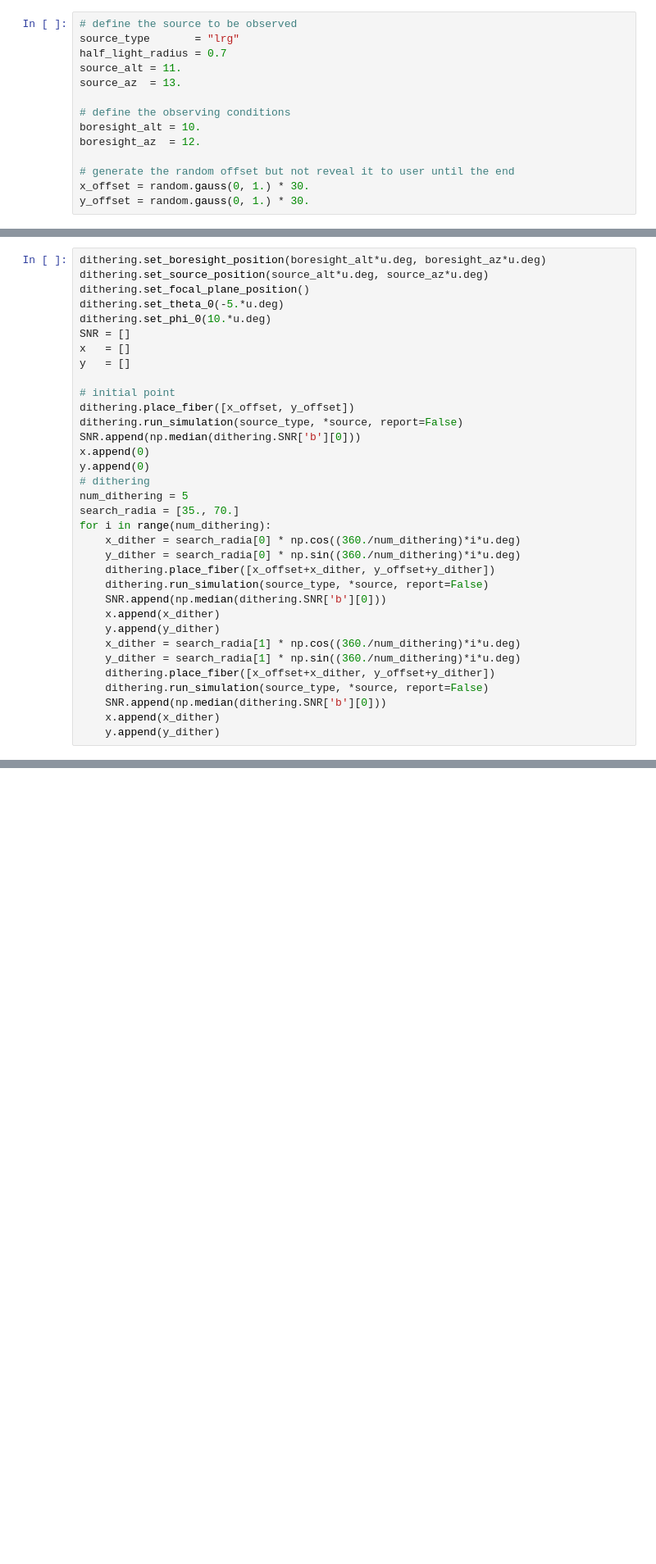
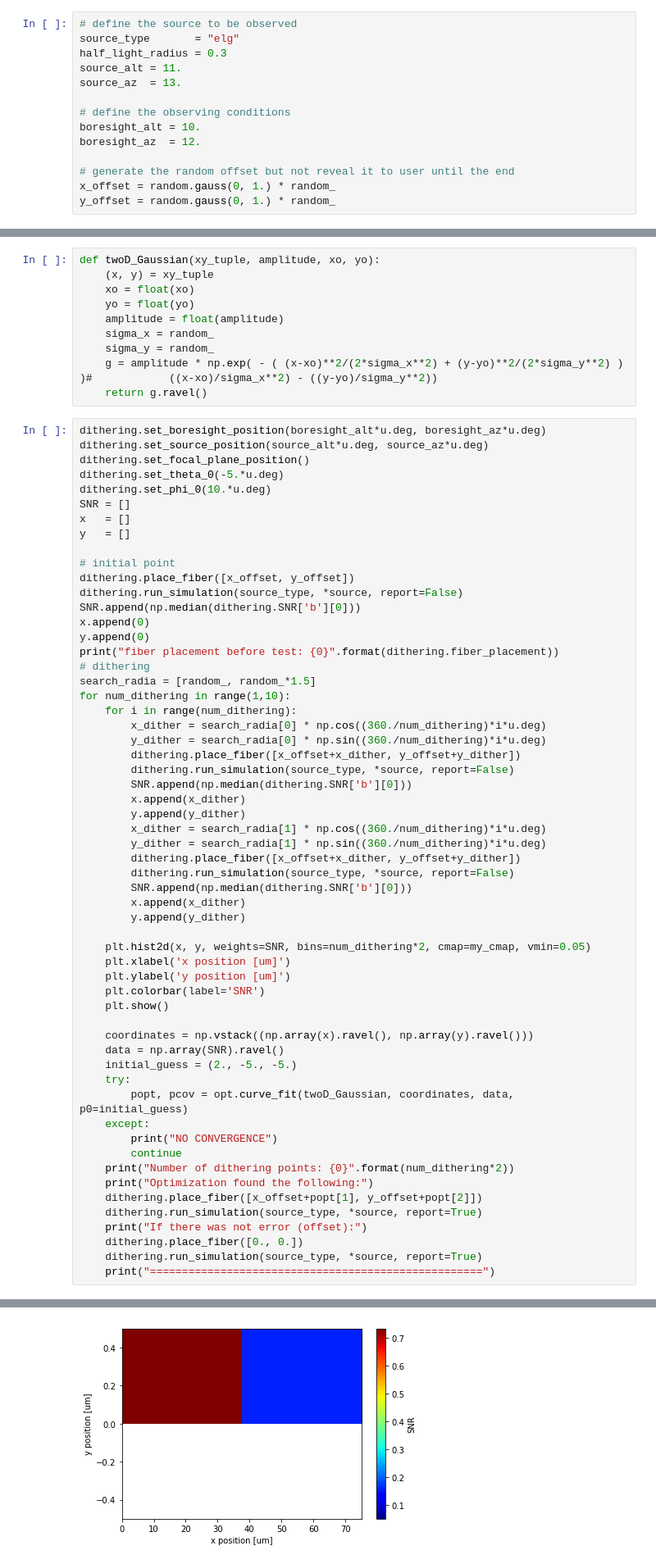
Before and after one commit to desihub/desidithering, a Jupyter notebook: docs/nb/finding_focal_points.ipynb, the cells around one changed output, grey strips where cells are left out. Shown: that part at 82% size. Cells and saved outputs as stored; diff of their text form; blank space fills up the shorter version.

Commit message:
finding the proper position for observation. a python notebook was added to demonstrate a single case. a python script is added to run for multiple sources (type and properties)

```diff
--- a/docs/nb/finding_focal_points.ipynb
+++ b/docs/nb/finding_focal_points.ipynb
@@ -18,7 +31,7 @@ That having established, the script below randomly moves the fiber off the focal
 # %%
 # define the source to be observed
-source_type       = "lrg"
-half_light_radius = 0.7
+source_type       = "elg"
+half_light_radius = 0.3
 source_alt = 11.
 source_az  = 13.
 
@@ -27,8 +40,8 @@ boresight_alt = 10.
 boresight_az  = 12.
 
 # generate the random offset but not reveal it to user until the end
-x_offset = random.gauss(0, 1.) * 30.
-y_offset = random.gauss(0, 1.) * 30.
+x_offset = random.gauss(0, 1.) * random_
+y_offset = random.gauss(0, 1.) * random_
 # %%
 # Generate the source to be observed
 if source_type == "qso" or source_type == "QSO":
@@ -40,6 +53,16 @@ elif source_type == "elg" or source_type == "ELG":
 elif source_type == "lrg" or source_type == "LRG":
     source    = dithering.generate_source(disk_fraction=0., bulge_fraction=1.,
                                           half_light_disk=0., half_light_bulge=half_light_radius)
+# %%
+def twoD_Gaussian(xy_tuple, amplitude, xo, yo):
+    (x, y) = xy_tuple
+    xo = float(xo)
+    yo = float(yo)
+    amplitude = float(amplitude)
+    sigma_x = random_
+    sigma_y = random_
+    g = amplitude * np.exp( - ( (x-xo)**2/(2*sigma_x**2) + (y-yo)**2/(2*sigma_y**2) ) )#            ((x-xo)/sigma_x**2) - ((y-yo)/sigma_y**2))
+    return g.ravel()
 # %%
 dithering.set_boresight_position(boresight_alt*u.deg, boresight_az*u.deg)
 dithering.set_source_position(source_alt*u.deg, source_az*u.deg)
@@ -56,21 +79,46 @@ dithering.run_simulation(source_type, *source, report=False)
 SNR.append(np.median(dithering.SNR['b'][0]))
 x.append(0)
 y.append(0)
+print("fiber placement before test: {0}".format(dithering.fiber_placement))
 # dithering
-num_dithering = 5
-search_radia = [35., 70.]
-for i in range(num_dithering):
-    x_dither = search_radia[0] * np.cos((360./num_dithering)*i*u.deg)
-    y_dither = search_radia[0] * np.sin((360./num_dithering)*i*u.deg)
-    dithering.place_fiber([x_offset+x_dither, y_offset+y_dither])
-    dithering.run_simulation(source_type, *source, report=False)
-    SNR.append(np.median(dithering.SNR['b'][0]))
-    x.append(x_dither)
-    y.append(y_dither)
-    x_dither = search_radia[1] * np.cos((360./num_dithering)*i*u.deg)
-    y_dither = search_radia[1] * np.sin((360./num_dithering)*i*u.deg)
-    dithering.place_fiber([x_offset+x_dither, y_offset+y_dither])
-    dithering.run_simulation(source_type, *source, report=False)
-    SNR.append(np.median(dithering.SNR['b'][0]))
-    x.append(x_dither)
-    y.append(y_dither)
+search_radia = [random_, random_*1.5]
+for num_dithering in range(1,10):
+    for i in range(num_dithering):
+        x_dither = search_radia[0] * np.cos((360./num_dithering)*i*u.deg)
+        y_dither = search_radia[0] * np.sin((360./num_dithering)*i*u.deg)
+        dithering.place_fiber([x_offset+x_dither, y_offset+y_dither])
+        dithering.run_simulation(source_type, *source, report=False)
+        SNR.append(np.median(dithering.SNR['b'][0]))
+        x.append(x_dither)
+        y.append(y_dither)
+        x_dither = search_radia[1] * np.cos((360./num_dithering)*i*u.deg)
+        y_dither = search_radia[1] * np.sin((360./num_dithering)*i*u.deg)
+        dithering.place_fiber([x_offset+x_dither, y_offset+y_dither])
+        dithering.run_simulation(source_type, *source, report=False)
+        SNR.append(np.median(dithering.SNR['b'][0]))
+        x.append(x_dither)
+        y.append(y_dither)
+
+    plt.hist2d(x, y, weights=SNR, bins=num_dithering*2, cmap=my_cmap, vmin=0.05)
+    plt.xlabel('x position [um]')
+    plt.ylabel('y position [um]')
+    plt.colorbar(label='SNR')
+    plt.show()
+
+    coordinates = np.vstack((np.array(x).ravel(), np.array(y).ravel()))
+    data = np.array(SNR).ravel()
+    initial_guess = (2., -5., -5.)
+    try:
+        popt, pcov = opt.curve_fit(twoD_Gaussian, coordinates, data, p0=initial_guess)
+    except:
+        print("NO CONVERGENCE")
+        continue
+    print("Number of dithering points: {0}".format(num_dithering*2))
+    print("Optimization found the following:")
+    dithering.place_fiber([x_offset+popt[1], y_offset+popt[2]])
+    dithering.run_simulation(source_type, *source, report=True)
+    print("If there was not error (offset):")
+    dithering.place_fiber([0., 0.])
+    dithering.run_simulation(source_type, *source, report=True)
+    print("====================================================")
+# %% [output]
@@ -76,0 +126 @@ for i in range(num_dithering):
+[figure, added]
```
Also changed, not shown: parts of 8 cells of this notebook, 2 other files.
